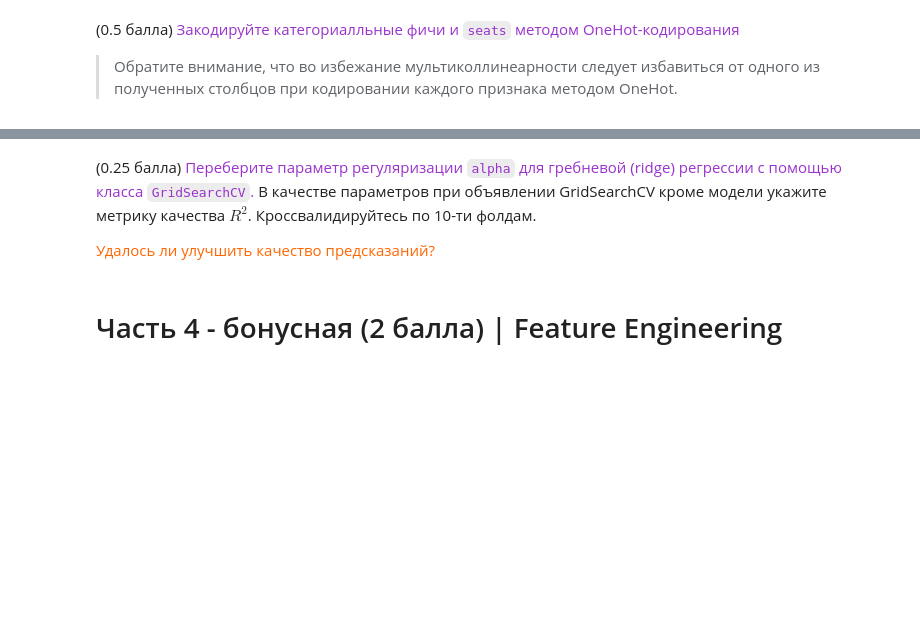
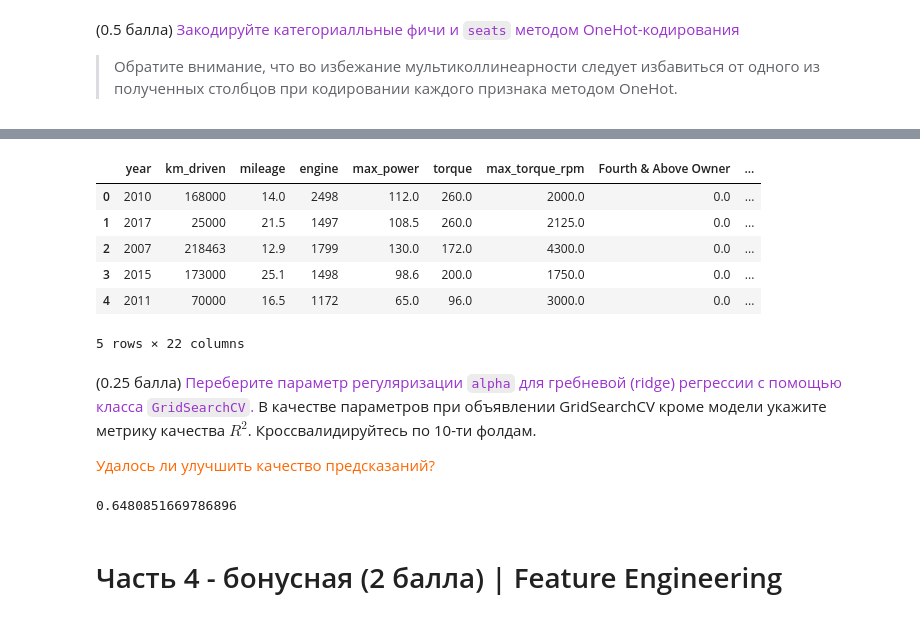
Before and after one commit to olegoid/MLDS_ML_2022, a Jupyter notebook: Hometasks/HT1/HW1_Regression_with_inference.ipynb, the cells around one changed output, grey strips where cells are left out. Drawn from its saved outputs; the diff is of its cells as text; code cells hidden in the pictures; blank space fills up the shorter version.

```diff
--- a/Hometasks/HT1/HW1_Regression_with_inference.ipynb
+++ b/Hometasks/HT1/HW1_Regression_with_inference.ipynb
@@ -757,11 +744,0 @@ X_train_cat.head()
-# %%
-# seat
-X_train_cat['seats'] = X_train_cat['seats'].astype(object)
-
-transformed = ohe.fit_transform(X_train_cat[['seats']])
-X_train_cat[ohe.categories_[0]] = transformed.toarray()
-
-X_train_cat = X_train_cat.drop('seats', axis=1)
-X_train_cat = X_train_cat.drop(14, axis=1)
-
-X_train_cat.head()
@@ -774,0 +745,26 @@ X_train_cat.head()
+# %%
+# seat
+X_train_cat['seats'] = X_train_cat['seats'].astype(object)
+
+transformed = ohe.fit_transform(X_train_cat[['seats']])
+X_train_cat[ohe.categories_[0]] = transformed.toarray()
+
+X_train_cat = X_train_cat.drop('seats', axis=1)
+X_train_cat = X_train_cat.drop(4, axis=1)
+X_train_cat.rename(columns={2: '2', 5: '5', 6: '6', 7: '7', 8: '8', 9: '9', 10: '10', 14: '14'}, inplace=True)
+
+X_test_cat['seats'] = X_test_cat['seats'].astype(object)
+
+transformed = ohe.fit_transform(X_test_cat[['seats']])
+X_test_cat[ohe.categories_[0]] = transformed.toarray()
+
+X_test_cat = X_test_cat.drop('seats', axis=1)
+X_test_cat = X_test_cat.drop(4, axis=1)
+X_test_cat[10] = 0
+X_test_cat[14] = 0
+
+
+X_test_cat.insert(len(X_test_cat.columns) - 7, '2', 0)
+# X_test_cat[2] = 0
+
+X_test_cat.rename(columns={2: '2', 5: '5', 6: '6', 7: '7', 8: '8', 9: '9', 10: '10', 14: '14'}, inplace=True)
@@ -775,3 +781,13 @@ X_train_cat.head()
+# %%
+X_test_cat.head()
+# %% [output]
+|  | year | km_driven | mileage | engine | max_power | torque | max_torque_rpm | Fourth & Above Owner | ... |
+| 0 | 2010 | 168000 | 14.0 | 2498 | 112.0 | 260.0 | 2000.0 | 0.0 | ... |
+| 1 | 2017 | 25000 | 21.5 | 1497 | 108.5 | 260.0 | 2125.0 | 0.0 | ... |
+| 2 | 2007 | 218463 | 12.9 | 1799 | 130.0 | 172.0 | 4300.0 | 0.0 | ... |
+| 3 | 2015 | 173000 | 25.1 | 1498 | 98.6 | 200.0 | 1750.0 | 0.0 | ... |
+| 4 | 2011 | 70000 | 16.5 | 1172 | 65.0 | 96.0 | 3000.0 | 0.0 | ... |
+5 rows × 22 columns
 # %% [markdown]
 (0.25 балла) <font color='#9933CC'>Переберите параметр регуляризации `alpha` для гребневой (ridge) регрессии с помощью класса `GridSearchCV`.</font> В качестве параметров при объявлении GridSearchCV кроме модели укажите метрику качества $R^2$. Кроссвалидируйтесь по 10-ти фолдам.
 
@@ -784,3 +795,18 @@ from sklearn.model_selection import GridSearchCV
+# %%
+from sklearn.linear_model import Ridge
+from sklearn.model_selection import GridSearchCV
+
+alphas = [0.1, 0.5, 0.8, 1, 5, 10, 100, 1000]
+
+tuned_parameters = [{"alpha": alphas}]
+ridge = Ridge()
+
+grid_search = GridSearchCV(ridge, tuned_parameters, cv=10, scoring='r2')
+grid_search.fit(X_train_cat, y_train_cat)
+
+grid_search.score(X_test_cat, y_test_cat)
+# %% [output]
+0.6480851669786896
 # %% [markdown]
 # Часть 4 - бонусная (2 балла) | Feature Engineering
 # %% [markdown]
```
Also changed, not shown: parts of 10 cells of this notebook.
